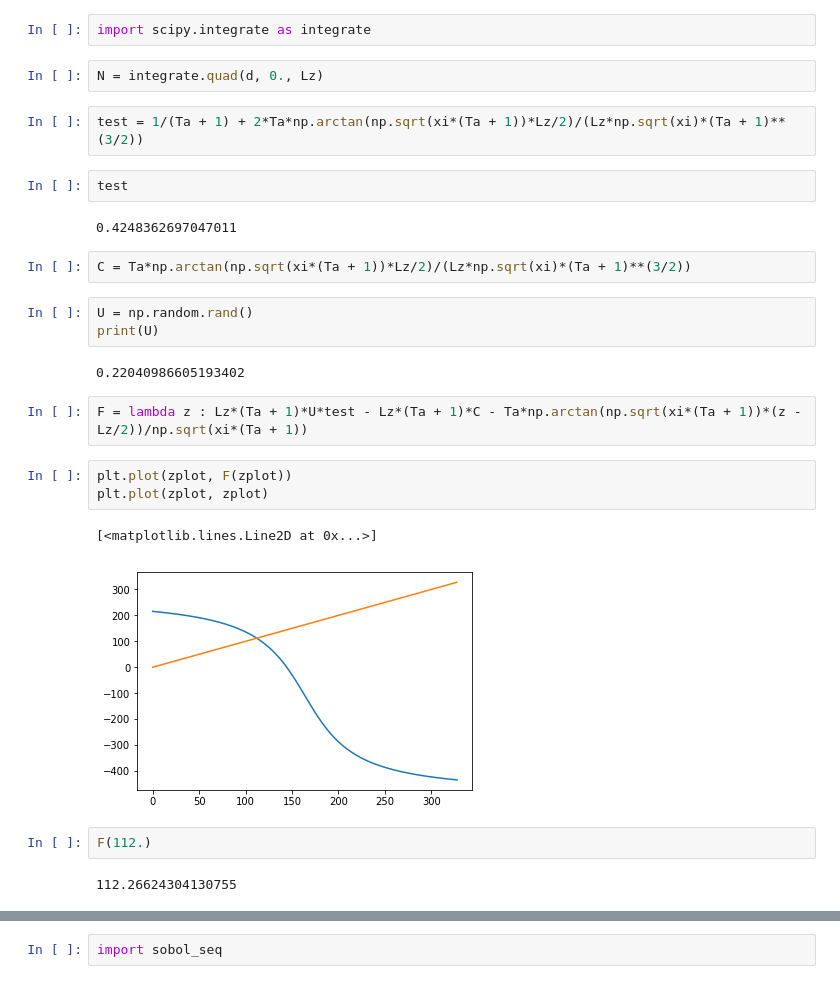
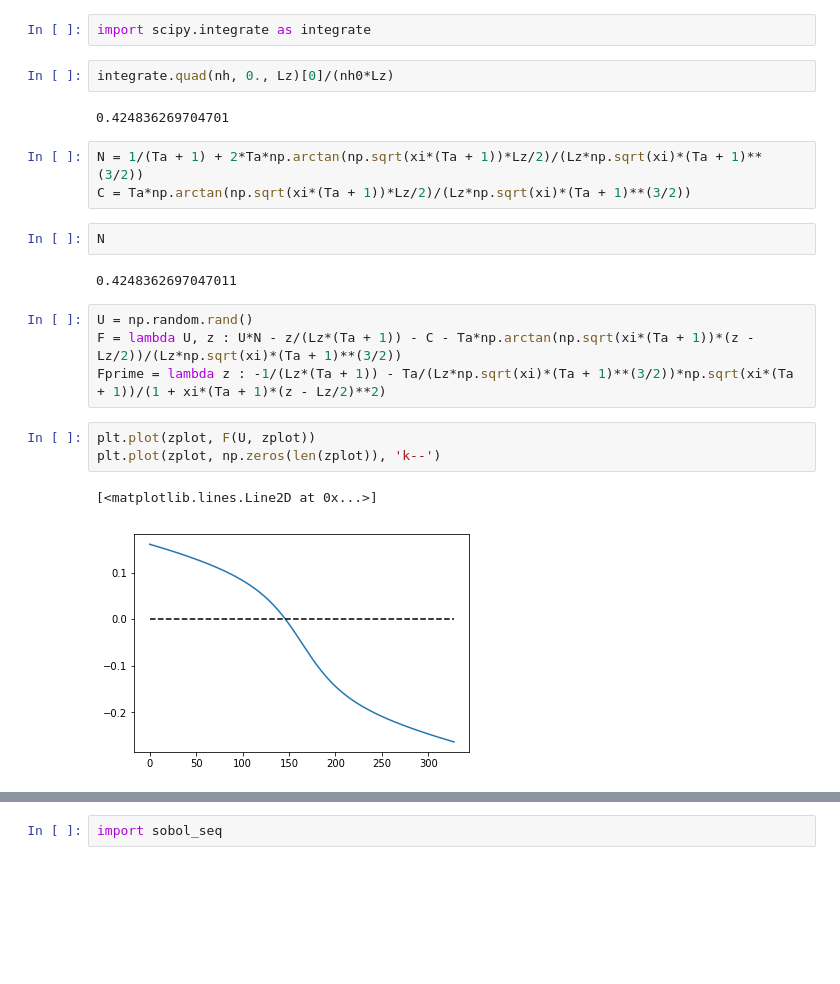
Before and after one commit to ratnania/mhd, a Jupyter notebook: 02_HybridModelling/22_HyCho_diagnostics.ipynb, the cells around one changed output, grey strips where cells are left out. Cells and saved outputs as stored; diff of their text form; blank space fills up the shorter version.

```diff
--- a/02_HybridModelling/22_HyCho_diagnostics.ipynb
+++ b/02_HybridModelling/22_HyCho_diagnostics.ipynb
@@ -347,30 +347,24 @@ particles[:, 0].min()
 -150.60622393992614
 # %%
 import scipy.integrate as integrate
-# %%
-N = integrate.quad(d, 0., Lz)
+# %%
+integrate.quad(nh, 0., Lz)[0]/(nh0*Lz)
+# %% [output]
+0.424836269704701
 # %%
-test = 1/(Ta + 1) + 2*Ta*np.arctan(np.sqrt(xi*(Ta + 1))*Lz/2)/(Lz*np.sqrt(xi)*(Ta + 1)**(3/2))
+N = 1/(Ta + 1) + 2*Ta*np.arctan(np.sqrt(xi*(Ta + 1))*Lz/2)/(Lz*np.sqrt(xi)*(Ta + 1)**(3/2))
+C = Ta*np.arctan(np.sqrt(xi*(Ta + 1))*Lz/2)/(Lz*np.sqrt(xi)*(Ta + 1)**(3/2))
-# %%
-test
-# %% [output]
-0.4248362697047011
-# %%
-C = Ta*np.arctan(np.sqrt(xi*(Ta + 1))*Lz/2)/(Lz*np.sqrt(xi)*(Ta + 1)**(3/2))
-# %%
-U = np.random.rand()
-print(U)
-# %% [output]
-0.22040986605193402
+# %%
+N
+# %% [output]
+0.4248362697047011
 # %%
-F = lambda z : Lz*(Ta + 1)*U*test - Lz*(Ta + 1)*C - Ta*np.arctan(np.sqrt(xi*(Ta + 1))*(z - Lz/2))/np.sqrt(xi*(Ta + 1))
+U = np.random.rand()
+F = lambda U, z : U*N - z/(Lz*(Ta + 1)) - C - Ta*np.arctan(np.sqrt(xi*(Ta + 1))*(z - Lz/2))/(Lz*np.sqrt(xi)*(Ta + 1)**(3/2))
+Fprime = lambda z : -1/(Lz*(Ta + 1)) - Ta/(Lz*np.sqrt(xi)*(Ta + 1)**(3/2))*np.sqrt(xi*(Ta + 1))/(1 + xi*(Ta + 1)*(z - Lz/2)**2)
 # %%
-plt.plot(zplot, F(zplot))
-plt.plot(zplot, zplot)
+plt.plot(zplot, F(U, zplot))
+plt.plot(zplot, np.zeros(len(zplot)), 'k--')
 # %% [output]
 [<matplotlib.lines.Line2D at 0x...>]
-[figure, old version]
+[figure, new version]
-# %%
-F(112.)
-# %% [output]
-112.26624304130755
```
Also changed, not shown: parts of 13 cells of this notebook, 2 other files.
